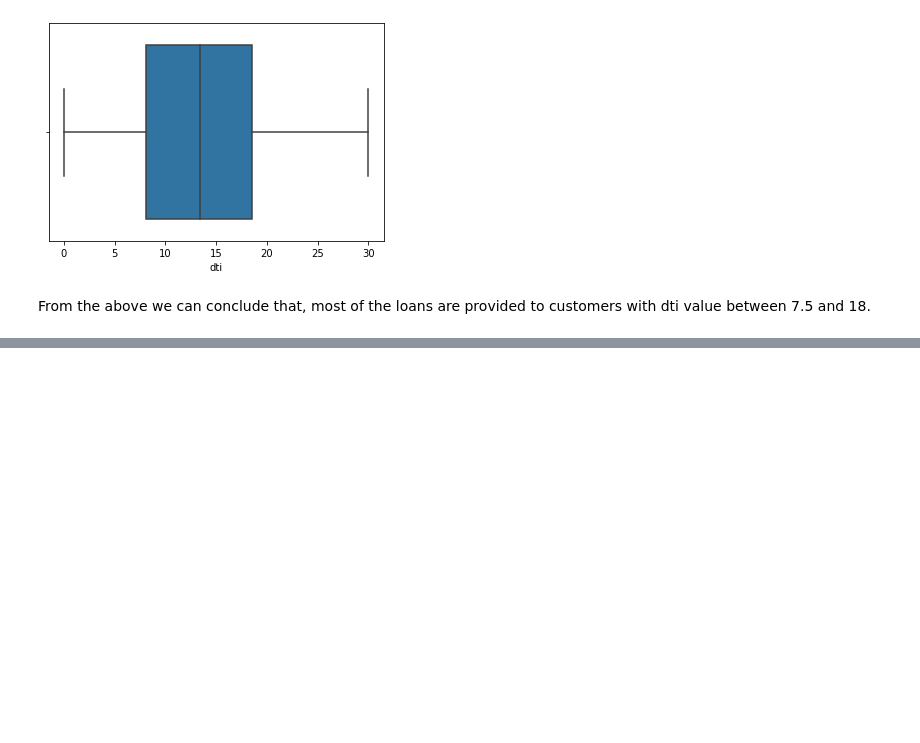
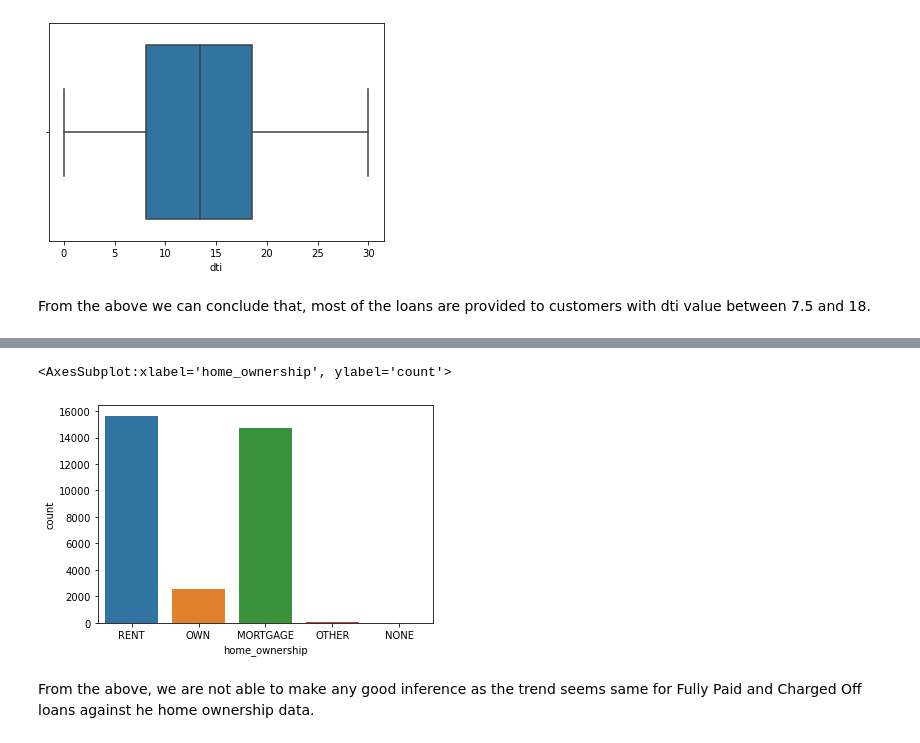
Before and after one commit to sreejith-rajashekaran/LendingClubCaseStudy, a Jupyter notebook: LendingClubCaseStudyFinal.ipynb, the cells around one changed output, grey strips where cells are left out. Cells and saved outputs as stored; diff of their text form; code cells hidden in the pictures; blank space fills up the shorter version.

```diff
--- a/LendingClubCaseStudyFinal.ipynb
+++ b/LendingClubCaseStudyFinal.ipynb
@@ -540,0 +613,7 @@ From the above we can conclude that, most of the loans are provided to customers
+# %%
+sns.countplot(x='home_ownership', data = data_set[data_set['loan_status'] == 'Fully Paid'])
+# %% [output]
+<AxesSubplot:xlabel='home_ownership', ylabel='count'>
+[figure, added]
+# %% [markdown]
+From the above, we are not able to make any good inference as the trend seems same for Fully Paid and Charged Off loans against he home ownership data.
```
Also changed, not shown: parts of 11 cells of this notebook, 2 other files.
